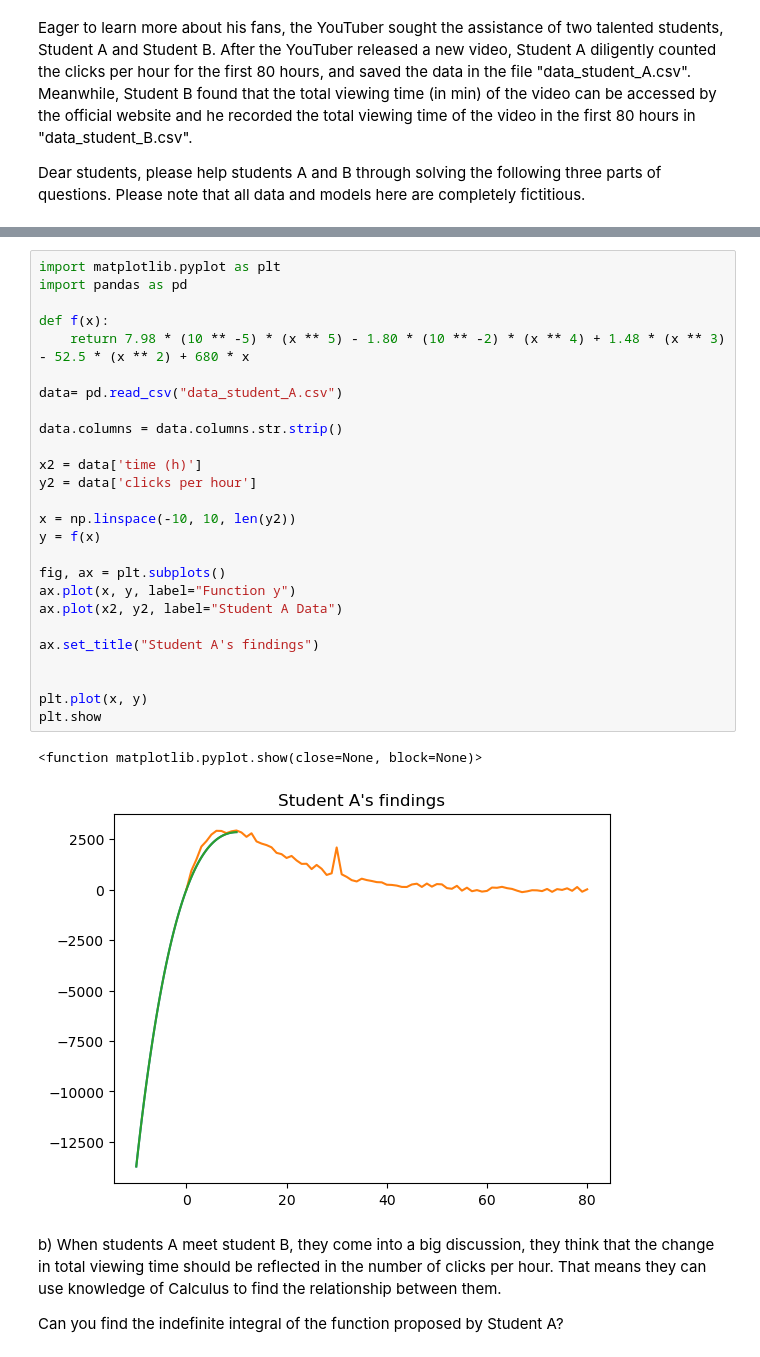
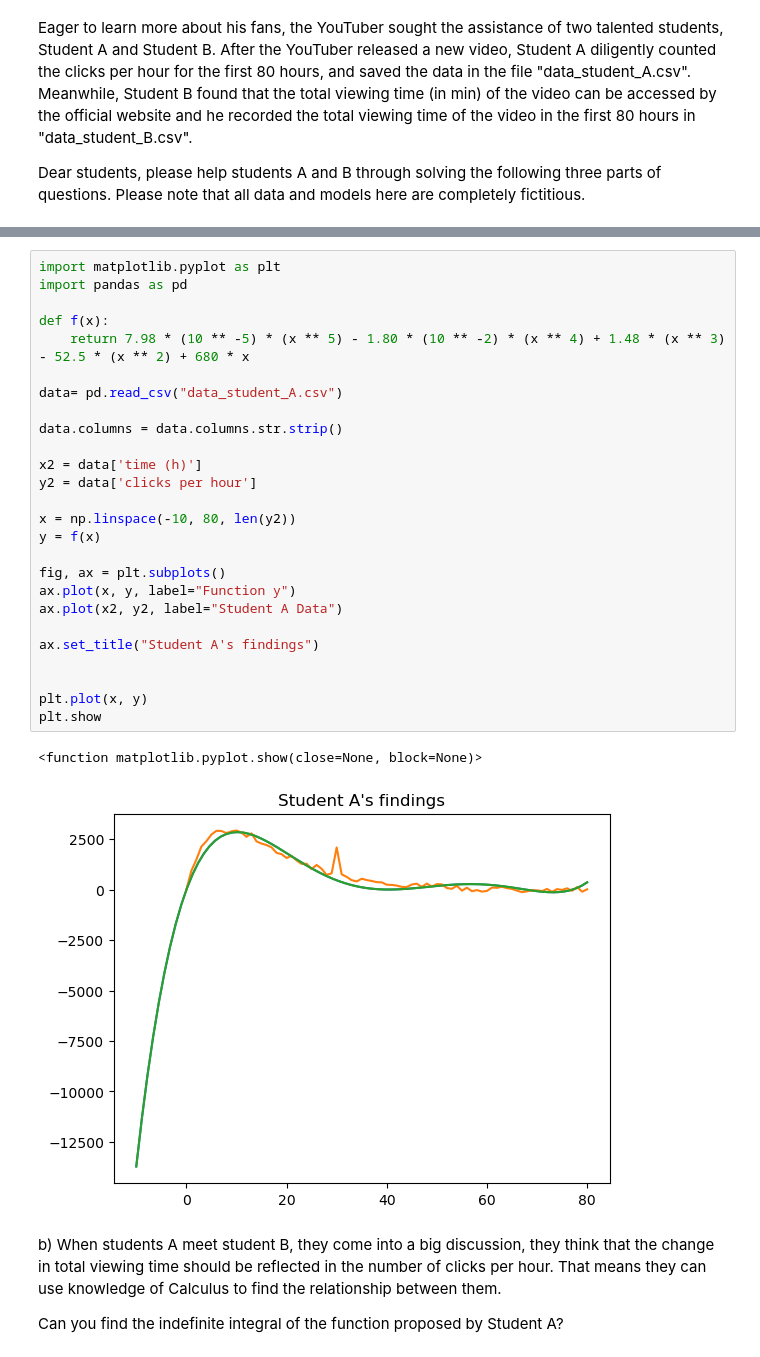
Before and after one commit to merijnvervoorn/computational-thinking-week-individual-15136191, a Jupyter notebook: challenge_calculus/Review_Calculus.ipynb, the cells around one changed output, grey strips where cells are left out. Cells and saved outputs as stored; diff of their text form.

```diff
--- a/challenge_calculus/Review_Calculus.ipynb
+++ b/challenge_calculus/Review_Calculus.ipynb
@@ -74,32 +74,32 @@ where x is the past time in hour and y is the clicks. Can you plot the data and
 # %%
 import matplotlib.pyplot as plt
 import pandas as pd
 
 def f(x):
     return 7.98 * (10 ** -5) * (x ** 5) - 1.80 * (10 ** -2) * (x ** 4) + 1.48 * (x ** 3) - 52.5 * (x ** 2) + 680 * x
 
 data= pd.read_csv("data_student_A.csv")
 
 data.columns = data.columns.str.strip()
 
 x2 = data['time (h)']
 y2 = data['clicks per hour']
 
-x = np.linspace(-10, 10, len(y2))
+x = np.linspace(-10, 80, len(y2))
 y = f(x)
 
 fig, ax = plt.subplots()
 ax.plot(x, y, label="Function y")
 ax.plot(x2, y2, label="Student A Data")
 
 ax.set_title("Student A's findings")
 
 
 plt.plot(x, y)
 plt.show
 # %% [output]
 <function matplotlib.pyplot.show(close=None, block=None)>
-[figure, old version]
+[figure, new version]
 # %% [markdown]
 b) When students A meet student B, they come into a big discussion, they think that the change in total viewing time should be reflected in the number of clicks per hour. That means they can use knowledge of Calculus to find the relationship between them.
 
```
Also changed, not shown: parts of 4 cells of this notebook.
